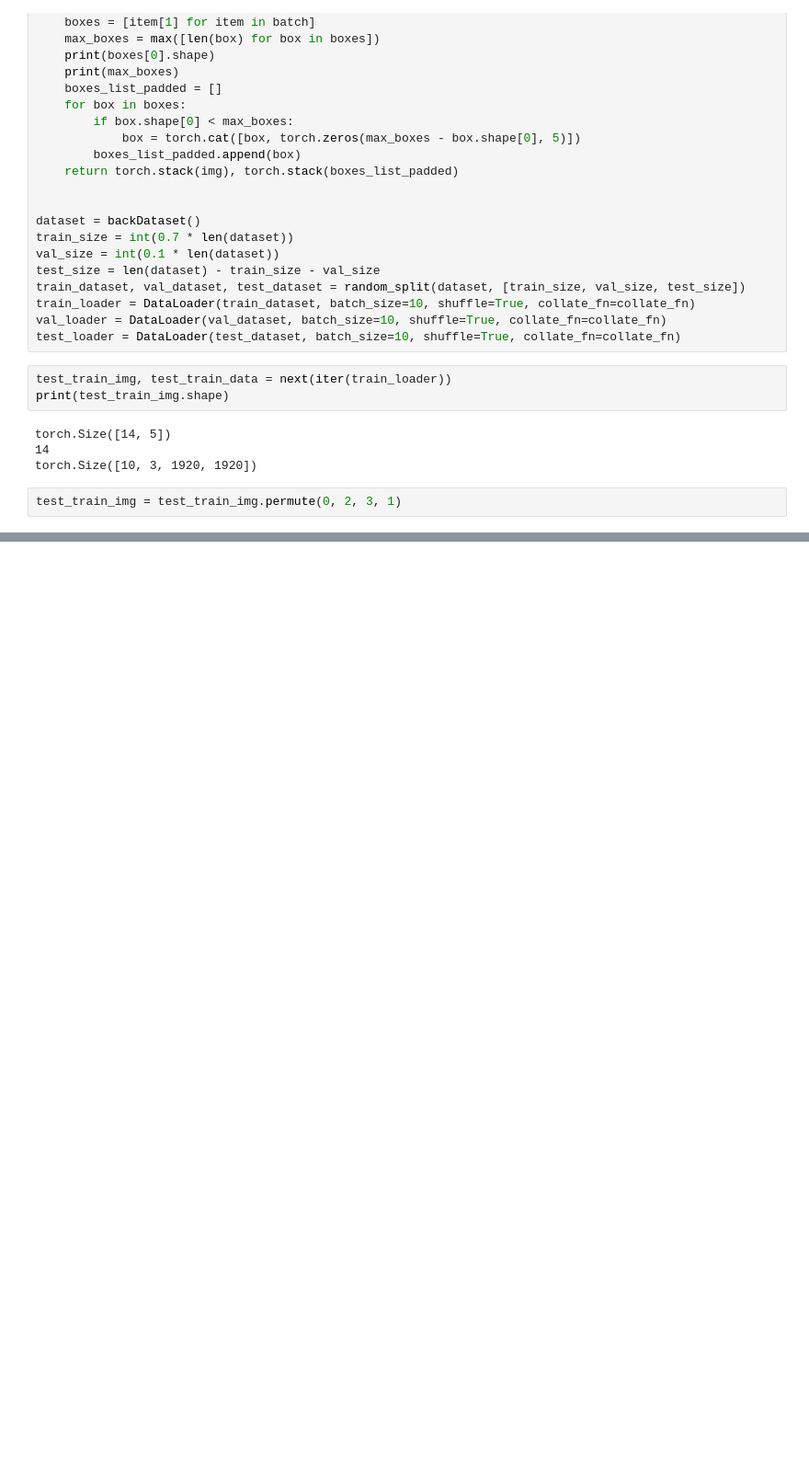
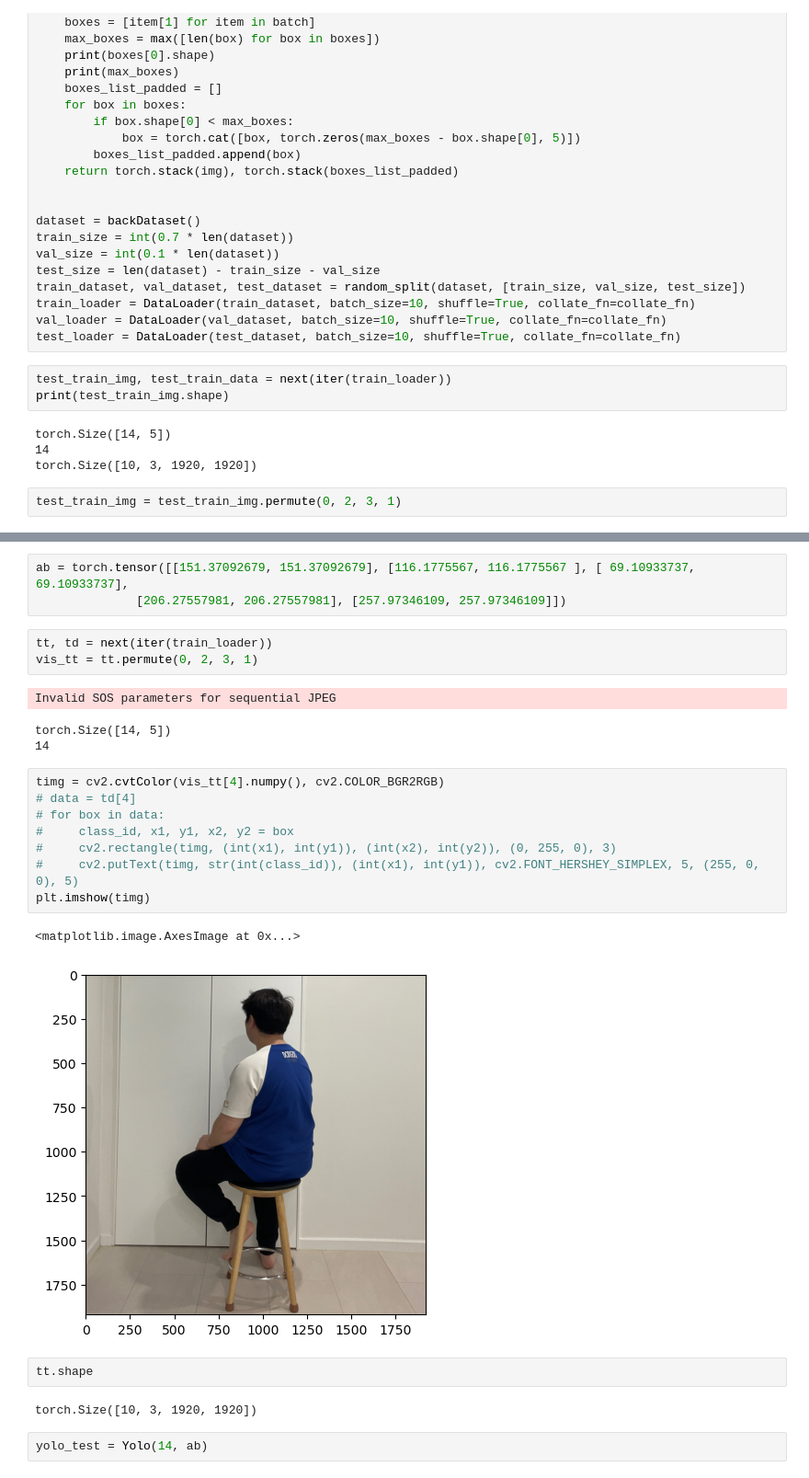
Before and after one commit to PikaSannnnn/MassageBot, a Jupyter notebook: dataProcessing.ipynb, the cells around one changed output, grey strips where cells are left out. Shown: that part at 92% size. Saved outputs shown, nothing was run; the diff lists cells and outputs as text; blank space fills up the shorter version.

Commit message:
Push to test on dathub

```diff
--- a/dataProcessing.ipynb
+++ b/dataProcessing.ipynb
@@ -250,0 +226,27 @@ class YOLO():
+# %%
+ab = torch.tensor([[151.37092679, 151.37092679], [116.1775567, 116.1775567 ], [ 69.10933737,  69.10933737],
+              [206.27557981, 206.27557981], [257.97346109, 257.97346109]])
+# %%
+tt, td = next(iter(train_loader))
+vis_tt = tt.permute(0, 2, 3, 1)
+# %% [output]
+Invalid SOS parameters for sequential JPEG
+torch.Size([14, 5])
+14
+# %%
+timg = cv2.cvtColor(vis_tt[4].numpy(), cv2.COLOR_BGR2RGB)
+# data = td[4]
+# for box in data:
+#     class_id, x1, y1, x2, y2 = box
+#     cv2.rectangle(timg, (int(x1), int(y1)), (int(x2), int(y2)), (0, 255, 0), 3)
+#     cv2.putText(timg, str(int(class_id)), (int(x1), int(y1)), cv2.FONT_HERSHEY_SIMPLEX, 5, (255, 0, 0), 5)
+plt.imshow(timg)
+# %% [output]
+<matplotlib.image.AxesImage at 0x...>
+[figure, added]
+# %%
+tt.shape
+# %% [output]
+torch.Size([10, 3, 1920, 1920])
+# %%
+yolo_test = Yolo(14, ab)
```
Also changed, not shown: parts of 9 cells of this notebook, 5 other files.
